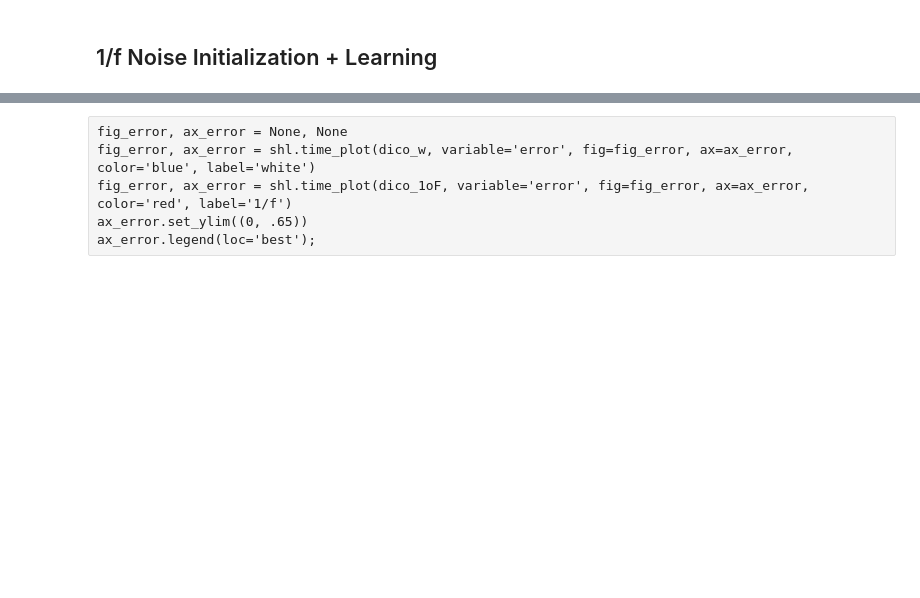
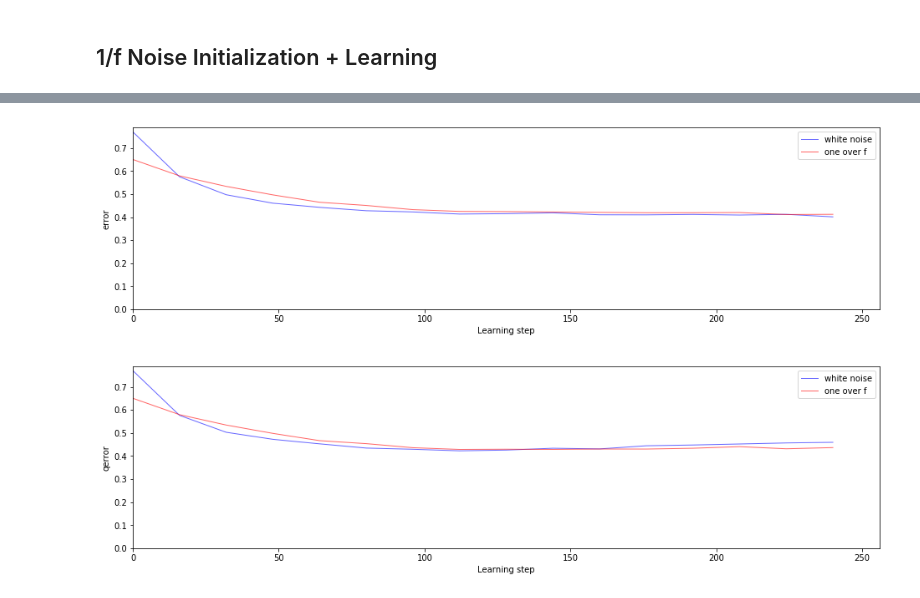
Before and after one commit to bicv/SparseHebbianLearning, a Jupyter notebook: probe/test-dictionary-initialization.ipynb, the cells around one changed output, grey strips where cells are left out. Cells and saved outputs as stored; diff of their text form; code cells hidden in the pictures; blank space fills up the shorter version.

Commit message:
one over f is faster: first evidence

```diff
--- a/probe/test-dictionary-initialization.ipynb
+++ b/probe/test-dictionary-initialization.ipynb
@@ -19,8 +19,9 @@ DEBUG_DOWNSCALE, verbose = 10, 100
 DEBUG_DOWNSCALE, verbose = 1, 10
 N_scan = 7
 tag = 'DICT_INIT'
-opts = dict(DEBUG_DOWNSCALE=DEBUG_DOWNSCALE, homeo_method='HAP', homeo_params=dict(eta_homeo=0.05, alpha_homeo=0.02),
-              learning_algorithm='mp', verbose=verbose)
+opts = dict(DEBUG_DOWNSCALE=DEBUG_DOWNSCALE, n_iter=256, record_each=16,
+            homeo_method='HAP', homeo_params=dict(eta_homeo=0.05, alpha_homeo=0.02),
+            learning_algorithm='mp', verbose=verbose)
 shl = SHL(**opts)
 data = shl.get_data(matname='data')
 # %% [output]
@@ -69,14 +77,11 @@ dico_1oF = shl.learn_dico(data=data, matname=matname, list_figures=list_figures)
-# %% [raw]
-fig_error, ax_error = None, None
-fig_error, ax_error = shl.time_plot(dico_w, variable='error', fig=fig_error, ax=ax_error, color='blue', label='white')
-fig_error, ax_error = shl.time_plot(dico_1oF, variable='error', fig=fig_error, ax=ax_error, color='red', label='1/f')
-ax_error.set_ylim((0, .65))
-ax_error.legend(loc='best');
 # %%
 for variable in ['error', 'qerror']:
     fig_error, ax_error = None, None
-    fig_error, ax_error = shl.time_plot(dico_w, variable=variable, fig=fig_error, ax=ax_error, color='blue', label='fixed')
-    fig_error, ax_error = shl.time_plot(dico_1oF, variable=variable, fig=fig_error, ax=ax_error, color='red', label='adam')
+    fig_error, ax_error = shl.time_plot(dico_w, variable=variable, fig=fig_error, ax=ax_error, color='blue', label='white noise')
+    fig_error, ax_error = shl.time_plot(dico_1oF, variable=variable, fig=fig_error, ax=ax_error, color='red', label='one over f')
     #ax_error.set_ylim((0, .65))
     ax_error.legend(loc='best')
     plt.show();
+# %% [output]
+[figure, added]
+[figure, added]
```
Also changed, not shown: parts of 7 cells of this notebook, 2 other files.
